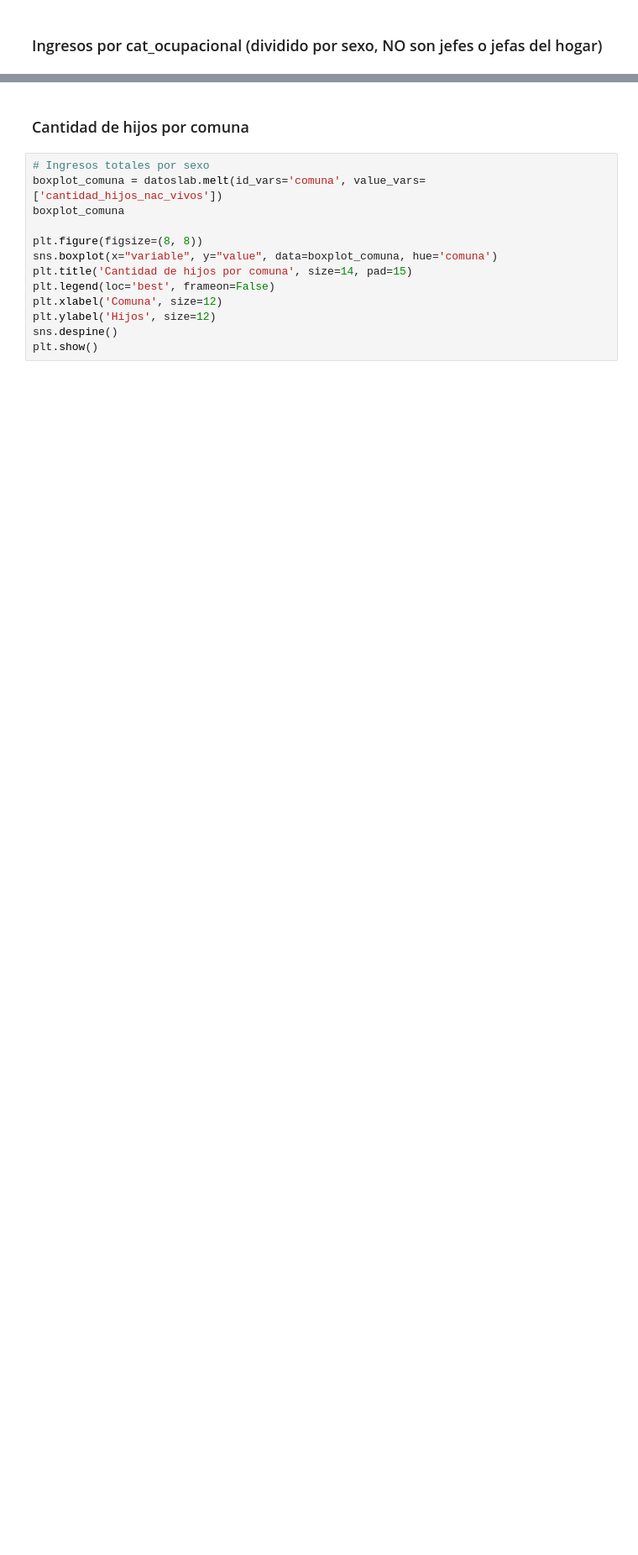
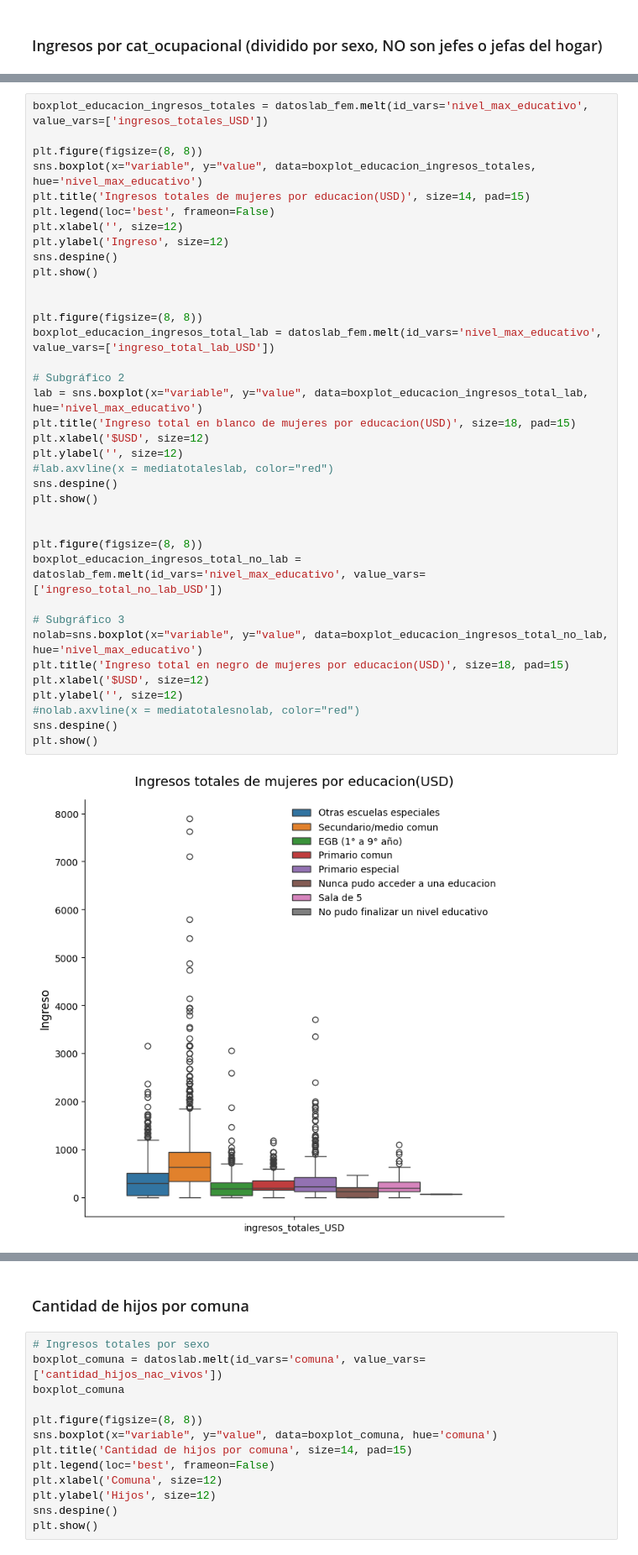
Before and after one commit to caucot/Dataset, a Jupyter notebook: Segunda Entrega/2da-preentrega-grupo8.ipynb, the cells around one changed output, grey strips where cells are left out. Shown at 84% size. Saved outputs shown, nothing was run; the diff lists cells and outputs as text; blank space fills up the shorter version.

Commit message:
Graficos sobre la educacion y su influencia en el ingreso total

```diff
--- a/Segunda Entrega/2da-preentrega-grupo8.ipynb
+++ b/Segunda Entrega/2da-preentrega-grupo8.ipynb
@@ -1819,0 +1822,39 @@ plt.show()
+# %%
+boxplot_educacion_ingresos_totales = datoslab_fem.melt(id_vars='nivel_max_educativo', value_vars=['ingresos_totales_USD'])
+
+plt.figure(figsize=(8, 8))
+sns.boxplot(x="variable", y="value", data=boxplot_educacion_ingresos_totales, hue='nivel_max_educativo')
+plt.title('Ingresos totales de mujeres por educacion(USD)', size=14, pad=15)
+plt.legend(loc='best', frameon=False)
+plt.xlabel('', size=12)
+plt.ylabel('Ingreso', size=12)
+sns.despine()
+plt.show()
+
+
+plt.figure(figsize=(8, 8))
+boxplot_educacion_ingresos_total_lab = datoslab_fem.melt(id_vars='nivel_max_educativo', value_vars=['ingreso_total_lab_USD'])
+
+# Subgráfico 2
+lab = sns.boxplot(x="variable", y="value", data=boxplot_educacion_ingresos_total_lab, hue='nivel_max_educativo')
+plt.title('Ingreso total en blanco de mujeres por educacion(USD)', size=18, pad=15)
+plt.xlabel('$USD', size=12)
+plt.ylabel('', size=12)
+#lab.axvline(x = mediatotaleslab, color="red")
+sns.despine()
+plt.show()
+
+
+plt.figure(figsize=(8, 8))
+boxplot_educacion_ingresos_total_no_lab = datoslab_fem.melt(id_vars='nivel_max_educativo', value_vars=['ingreso_total_no_lab_USD'])
+
+# Subgráfico 3
+nolab=sns.boxplot(x="variable", y="value", data=boxplot_educacion_ingresos_total_no_lab, hue='nivel_max_educativo')
+plt.title('Ingreso total en negro de mujeres por educacion(USD)', size=18, pad=15)
+plt.xlabel('$USD', size=12)
+plt.ylabel('', size=12)
+#nolab.axvline(x = mediatotalesnolab, color="red")
+sns.despine()
+plt.show()
+# %% [output]
+[figure, added]
```
Also changed, not shown: parts of 9 cells of this notebook.
